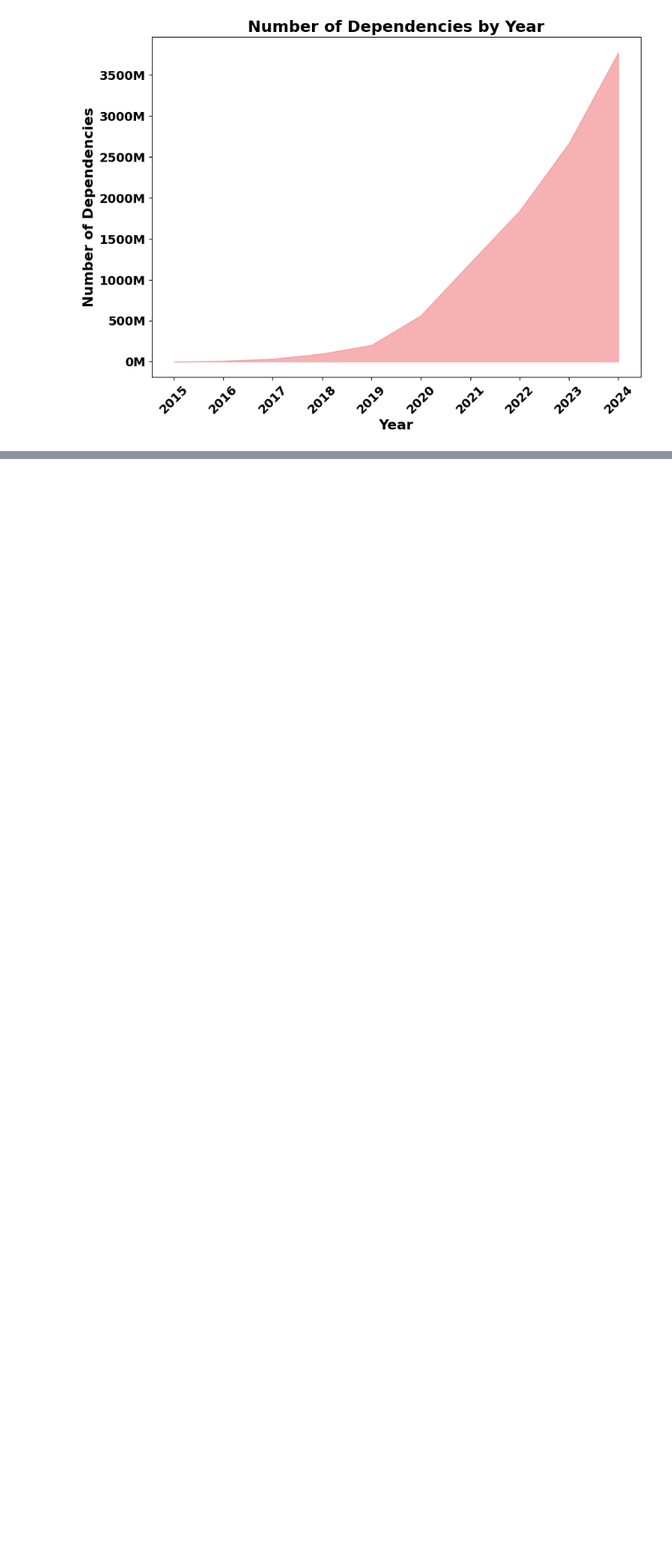
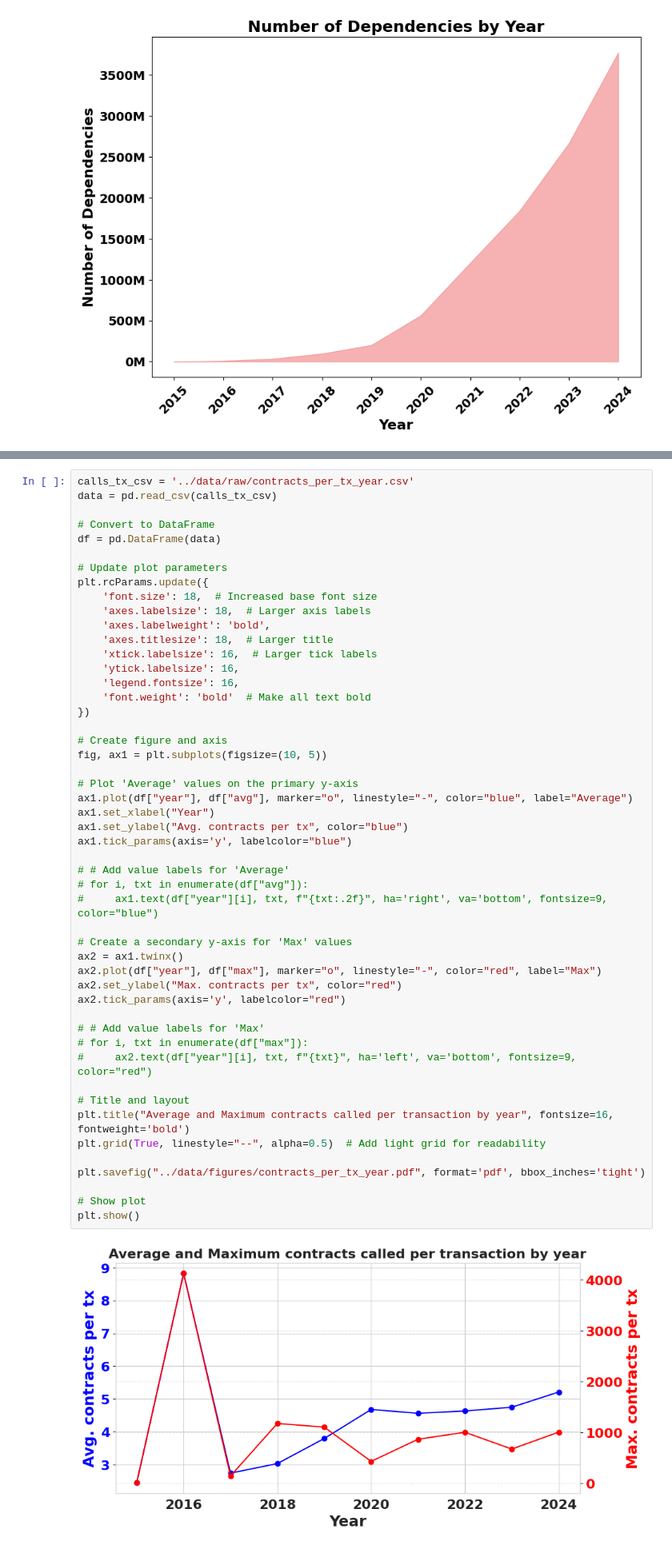
Before and after one commit to mab-xyz/crystal-clear, a Jupyter notebook: notebooks/plot_contract_stats.ipynb, the cells around one changed output, grey strips where cells are left out. Shown at 80% size. Saved outputs shown, nothing was run; the diff lists cells and outputs as text; blank space fills up the shorter version.

```diff
--- a/notebooks/plot_contract_stats.ipynb
+++ b/notebooks/plot_contract_stats.ipynb
@@ -147,0 +187,52 @@ plt.show()
+# %%
+calls_tx_csv = '../data/raw/contracts_per_tx_year.csv'
+data = pd.read_csv(calls_tx_csv)
+
+# Convert to DataFrame
+df = pd.DataFrame(data)
+
+# Update plot parameters
+plt.rcParams.update({
+    'font.size': 18,  # Increased base font size
+    'axes.labelsize': 18,  # Larger axis labels
+    'axes.labelweight': 'bold',
+    'axes.titlesize': 18,  # Larger title
+    'xtick.labelsize': 16,  # Larger tick labels
+    'ytick.labelsize': 16,
+    'legend.fontsize': 16,
+    'font.weight': 'bold'  # Make all text bold
+})
+
+# Create figure and axis
+fig, ax1 = plt.subplots(figsize=(10, 5))
+
+# Plot 'Average' values on the primary y-axis
+ax1.plot(df["year"], df["avg"], marker="o", linestyle="-", color="blue", label="Average")
+ax1.set_xlabel("Year")
+ax1.set_ylabel("Avg. contracts per tx", color="blue")
+ax1.tick_params(axis='y', labelcolor="blue")
+
+# # Add value labels for 'Average'
+# for i, txt in enumerate(df["avg"]):
+#     ax1.text(df["year"][i], txt, f"{txt:.2f}", ha='right', va='bottom', fontsize=9, color="blue")
+
+# Create a secondary y-axis for 'Max' values
+ax2 = ax1.twinx()
+ax2.plot(df["year"], df["max"], marker="o", linestyle="-", color="red", label="Max")
+ax2.set_ylabel("Max. contracts per tx", color="red")
+ax2.tick_params(axis='y', labelcolor="red")
+
+# # Add value labels for 'Max'
+# for i, txt in enumerate(df["max"]):
+#     ax2.text(df["year"][i], txt, f"{txt}", ha='left', va='bottom', fontsize=9, color="red")
+
+# Title and layout
+plt.title("Average and Maximum contracts called per transaction by year", fontsize=16, fontweight='bold')
+plt.grid(True, linestyle="--", alpha=0.5)  # Add light grid for readability
+
+plt.savefig("../data/figures/contracts_per_tx_year.pdf", format='pdf', bbox_inches='tight')
+
+# Show plot
+plt.show()
+# %% [output]
+[figure, added]
```
Also changed, not shown: parts of 1 cell of this notebook, 4 other files.
